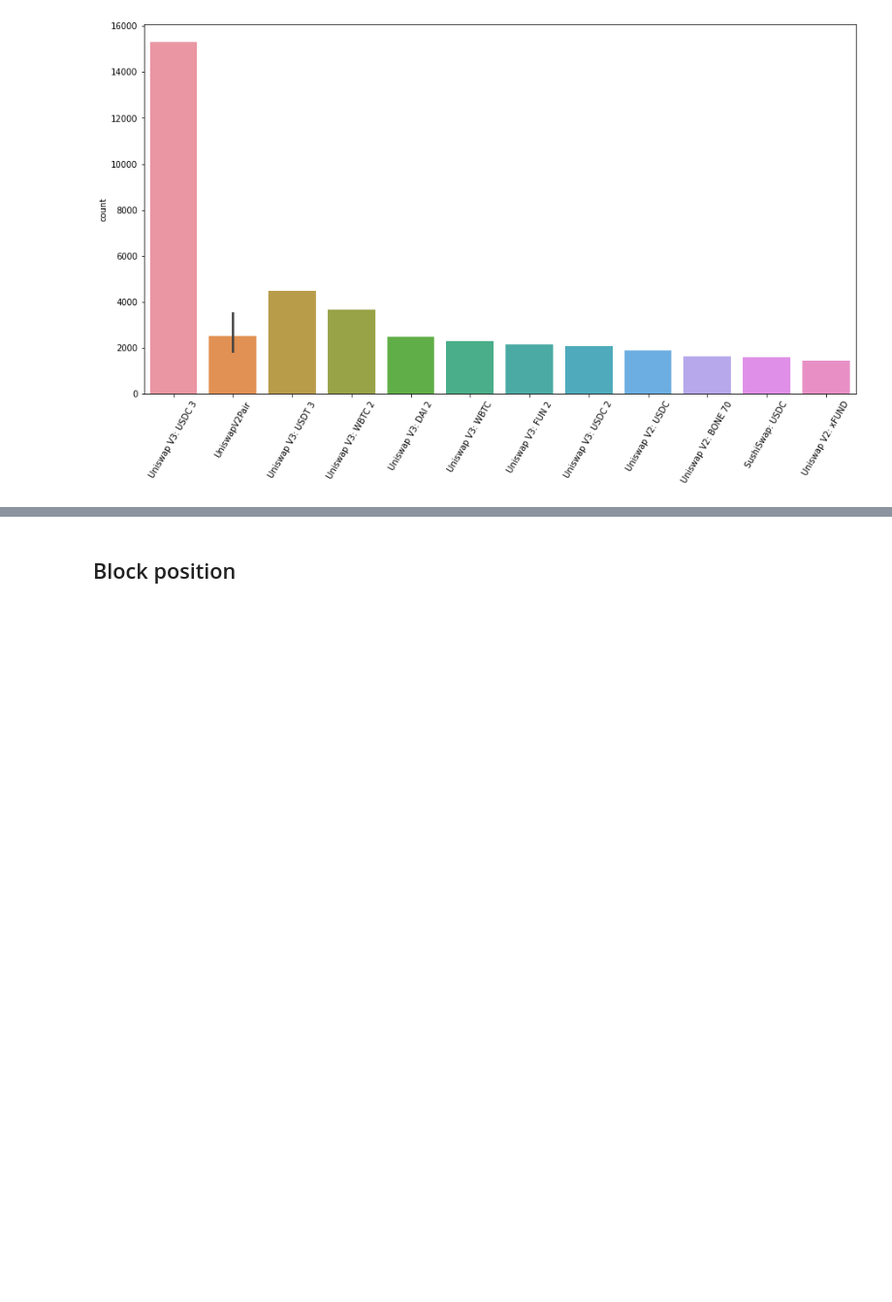
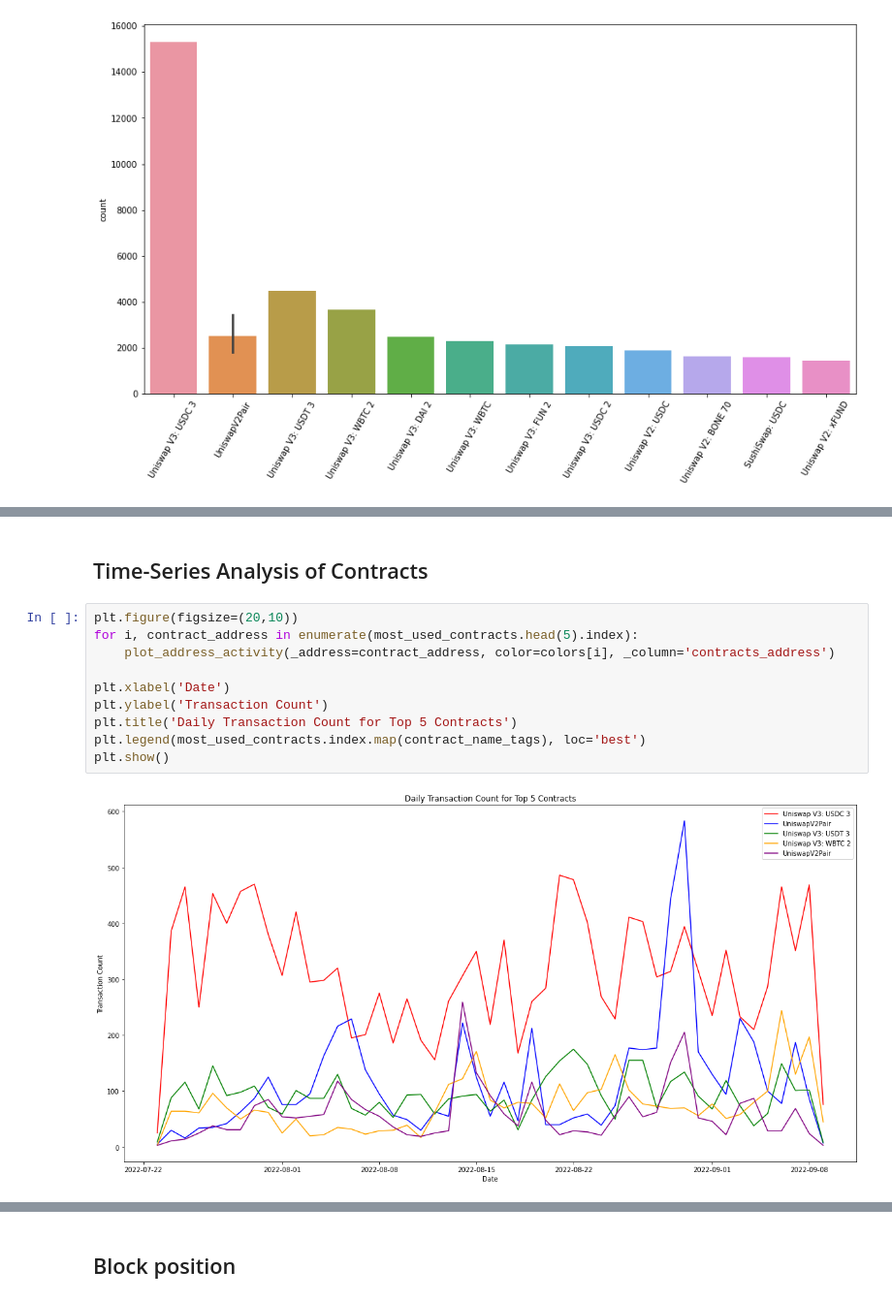
Before and after one commit to noushkia/mev-analysis, a Jupyter notebook: arbitrage_analysis.ipynb, the cells around one changed output, grey strips where cells are left out. Shown at 97% size. Saved outputs shown, nothing was run; the diff lists cells and outputs as text; blank space fills up the shorter version.

```diff
--- a/arbitrage_analysis.ipynb
+++ b/arbitrage_analysis.ipynb
@@ -558,0 +641,14 @@ plt.show()
+# %% [markdown]
+## Time-Series Analysis of Contracts
+# %%
+plt.figure(figsize=(20,10))
+for i, contract_address in enumerate(most_used_contracts.head(5).index):
+    plot_address_activity(_address=contract_address, color=colors[i], _column='contracts_address')
+
+plt.xlabel('Date')
+plt.ylabel('Transaction Count')
+plt.title('Daily Transaction Count for Top 5 Contracts')
+plt.legend(most_used_contracts.index.map(contract_name_tags), loc='best')
+plt.show()
+# %% [output]
+[figure, added]
```
Also changed, not shown: parts of 16 cells of this notebook, 1 other file.
